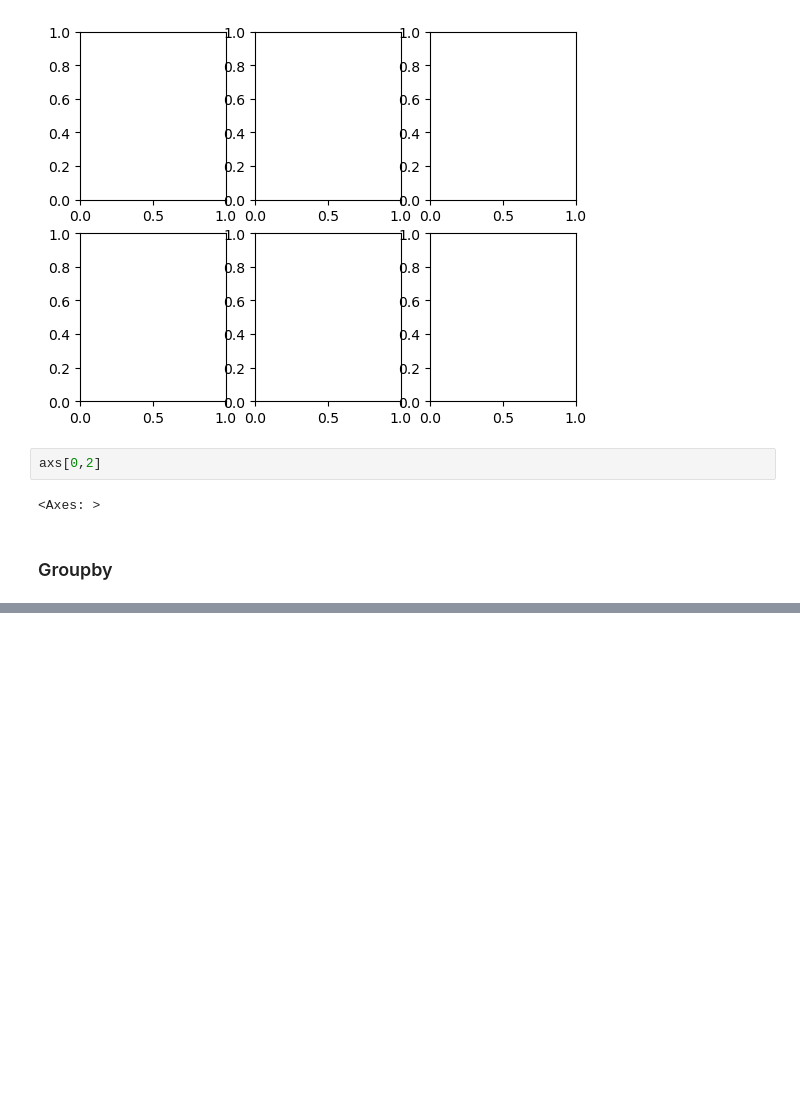
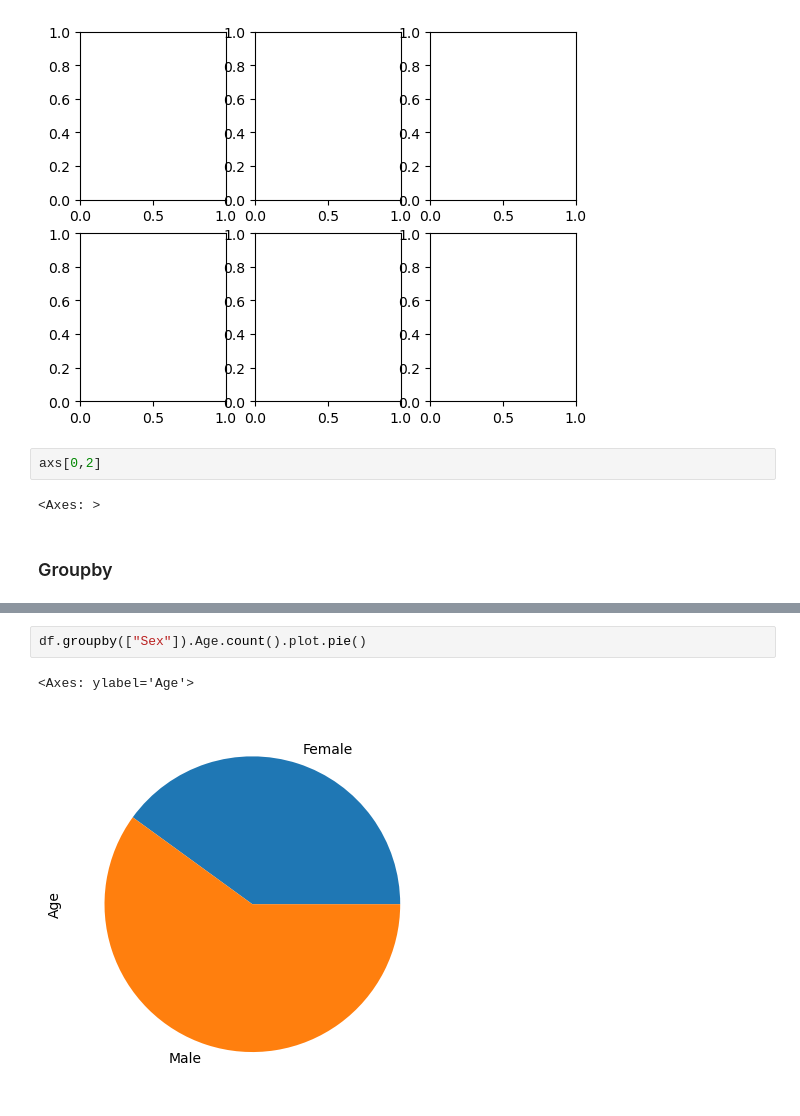
Before and after one commit to lkeegan/jupyter-data-exploration-live, a Jupyter notebook: part2.ipynb, the cells around one changed output, grey strips where cells are left out. Saved outputs shown, nothing was run; the diff lists cells and outputs as text; blank space fills up the shorter version.

```diff
--- a/part2.ipynb
+++ b/part2.ipynb
@@ -368,0 +392,5 @@ NameError: name 'groups' is not defined
+# %%
+df.groupby(["Sex"]).Age.count().plot.pie()
+# %% [output]
+<Axes: ylabel='Age'>
+[figure, added]
```
Also changed, not shown: parts of 5 cells of this notebook.
